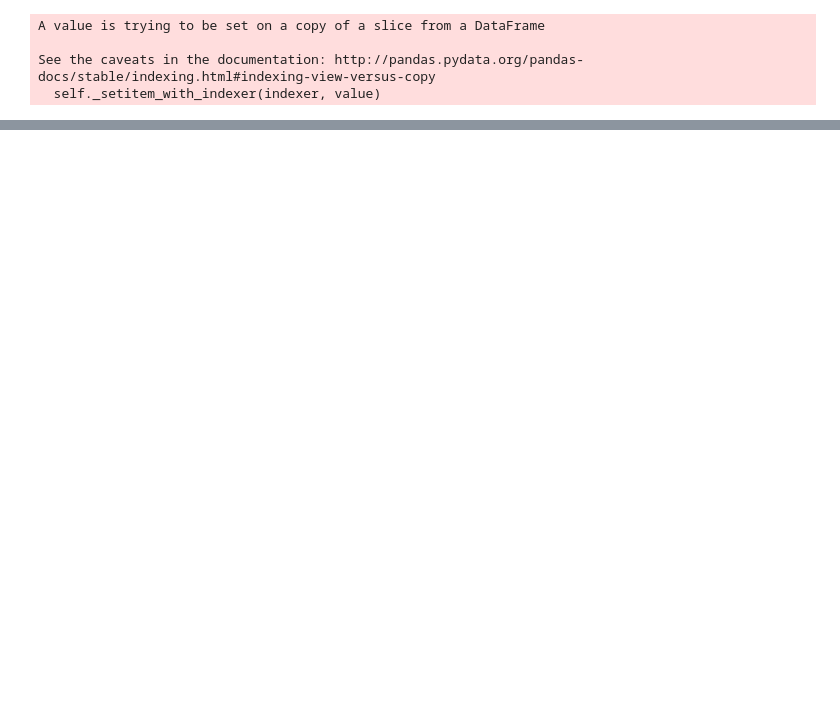
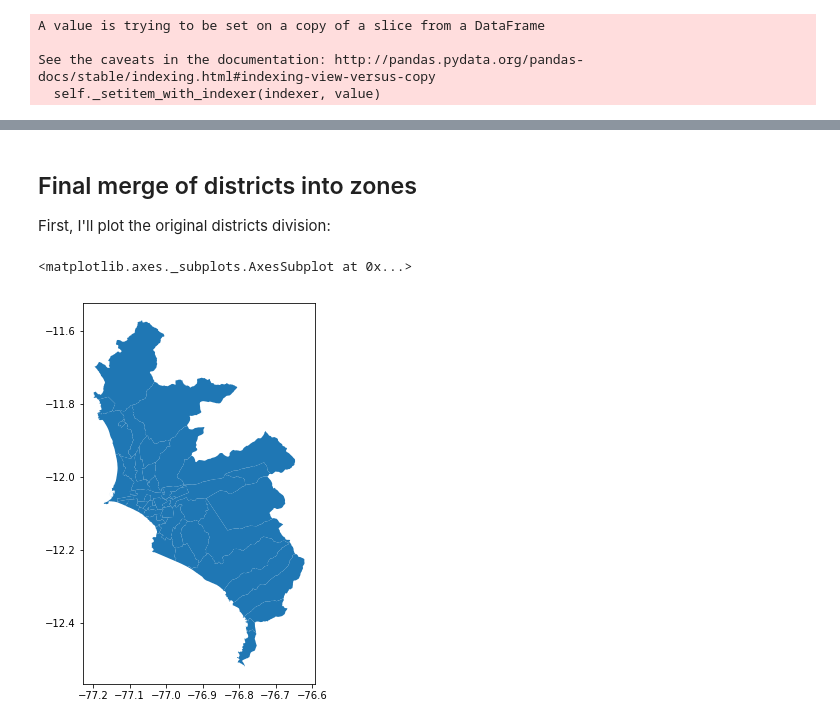
Before and after one commit to luisesanmartin/data-vis-public-policy-course, a Jupyter notebook: notebooks/grouping districts of lima.ipynb, the cells around one changed output, grey strips where cells are left out. Saved outputs shown, nothing was run; the diff lists cells and outputs as text; code cells hidden in the pictures; blank space fills up the shorter version.

Commit message:
finished zones of lima

```diff
--- a/notebooks/grouping districts of lima.ipynb
+++ b/notebooks/grouping districts of lima.ipynb
@@ -8,0 +89,3 @@ from pandas.api.types import is_numeric_dtype
+# %%
+population_df = pd.concat([callao_population_df, population_df]).reset_index(drop = True)
+population_df.head()
@@ -30,0 +114,6 @@ districts_lima_df.head()
+# %%
+cols_to_keep = ['IDDIST',
+                'NOMBDIST',
+                'geometry']
+districts_lima_df = districts_lima_df[cols_to_keep]
+districts_lima_df.head()
@@ -30,0 +139,3 @@ districts_lima_df.head()
+# %%
+districts_lima_df = pd.merge(districts_lima_df, population_df, how='inner', on='IDDIST')
+districts_lima_df.head()
@@ -31,6 +151,5 @@ districts_lima_df.head()
 # %%
 south = ['LURIN',
-         'SANTA MARIA DEL MAR',
          'VILLA MARIA DEL TRIUNFO',
          'SAN JUAN DE MIRAFLORES',
          'VILLA EL SALVADOR',
@@ -78,4 +197,5 @@ sjl = ['SAN JUAN DE LURIGANCHO']
 south_beach = ['PUCUSANA',
                'PUNTA HERMOSA',
                'PUNTA NEGRA',
-               'SAN BARTOLO']
+               'SAN BARTOLO',
+               'SANTA MARIA DEL MAR']
@@ -96,0 +228,9 @@ See the caveats in the documentation: http://pandas.pydata.org/pandas-docs/stabl
+# %% [markdown]
+## Final merge of districts into zones
+
+First, I'll plot the original districts division:
+# %%
+districts_lima_df.plot(figsize=(7, 7))
+# %% [output]
+<matplotlib.axes._subplots.AxesSubplot at 0x...>
+[figure, added]
```
Also changed, not shown: parts of 50 cells of this notebook.
